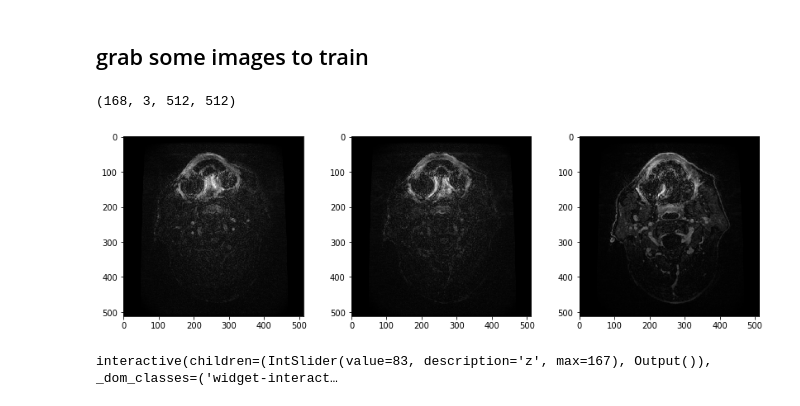
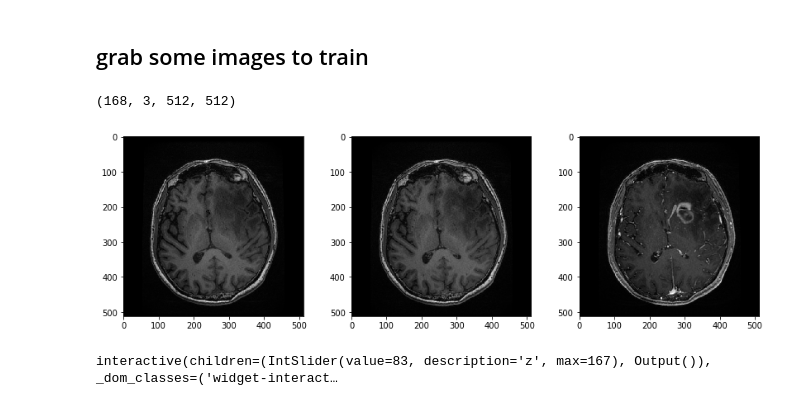
Before and after one commit to subtlemedicalinc/SubtleBoost, a Jupyter notebook: subtle_preprocess.ipynb, the cells around one changed output. Saved outputs shown, nothing was run; the diff lists cells and outputs as text; code cells hidden in the pictures.

```diff
--- a/subtle_preprocess.ipynb
+++ b/subtle_preprocess.ipynb
@@ -152,9 +30,9 @@ path_zero = '/home/subtle/Data/Stanford/lowcon/Patient_0435/8_AX_BRAVO'
 path_low = '/home/subtle/Data/Stanford/lowcon/Patient_0435/11_AX_BRAVO_+C_pre_load_10%'
 path_full = '/home/subtle/Data/Stanford/lowcon/Patient_0435/14_AX_BRAVO_+C'
 # %%
-ims_zero, hdr_zero = dicom_files(path_zero)
-ims_low, hdr_low = dicom_files(path_low)
-ims_full, hdr_full = dicom_files(path_full)
+ims_zero, hdr_zero = suio.dicom_files(path_zero)
+ims_low, hdr_low = suio.dicom_files(path_low)
+ims_full, hdr_full = suio.dicom_files(path_full)
 
 print(ims_zero.shape, ims_low.shape, ims_full.shape)
 # %% [output]
@@ -164,11 +42,13 @@ print(ims_zero.shape, ims_low.shape, ims_full.shape)
 # %%
 idx_train = np.arange(ims_zero.shape[0])
 # idx_train = np.arange(20, 120)
 ims = np.stack((ims_zero[idx_train,:,:], ims_low[idx_train,:,:], ims_full[idx_train,:,:]), axis=1)
 print(ims.shape)
+
+idx_plot = idx_train[len(idx_train)//2]
 plt.figure(figsize=(14,4))
-imshow3(ims[0,:,:,:])
+suplot.imshow3(ims[idx_plot,:,:,:])
 # %% [output]
 (168, 3, 512, 512)
-[figure, old version]
+[figure, new version]
 # %%
```
Also changed, not shown: parts of 16 cells of this notebook, 3 other files.
